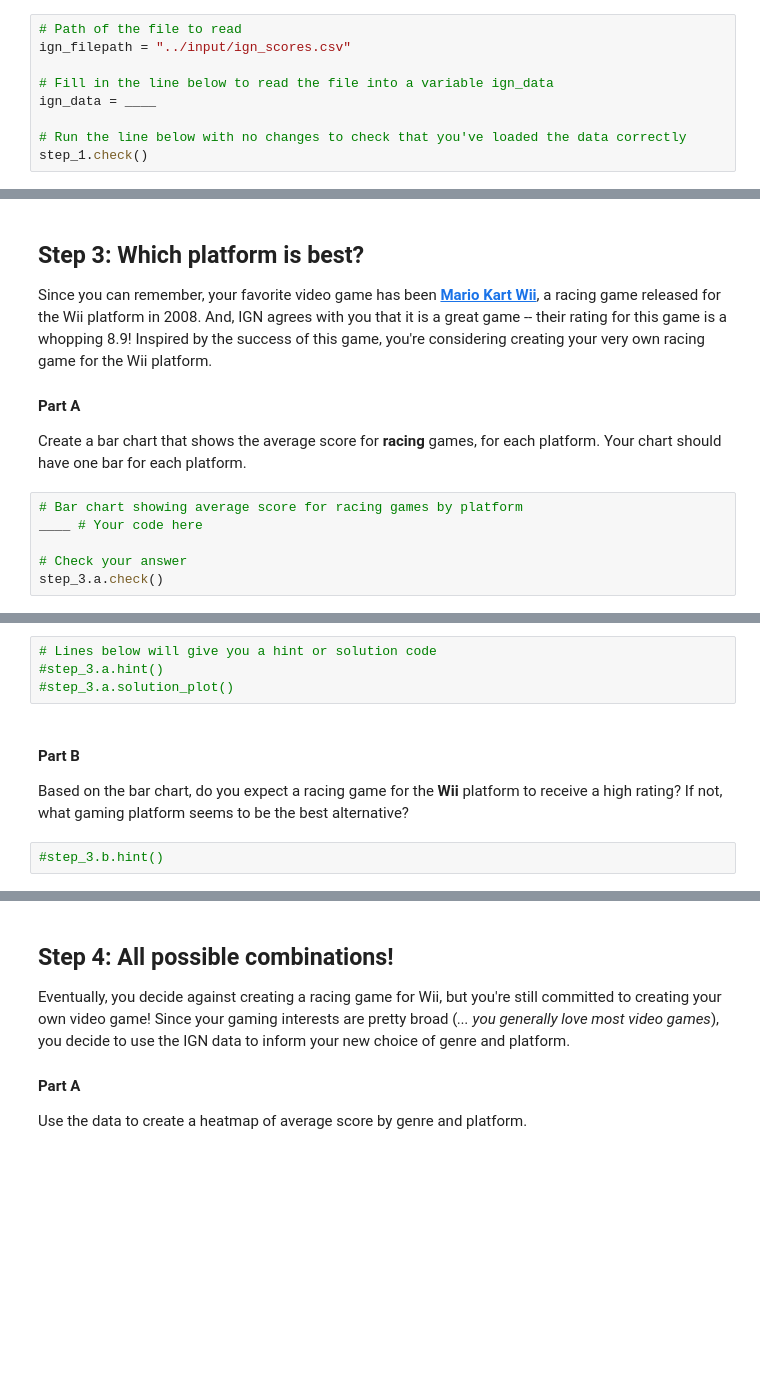
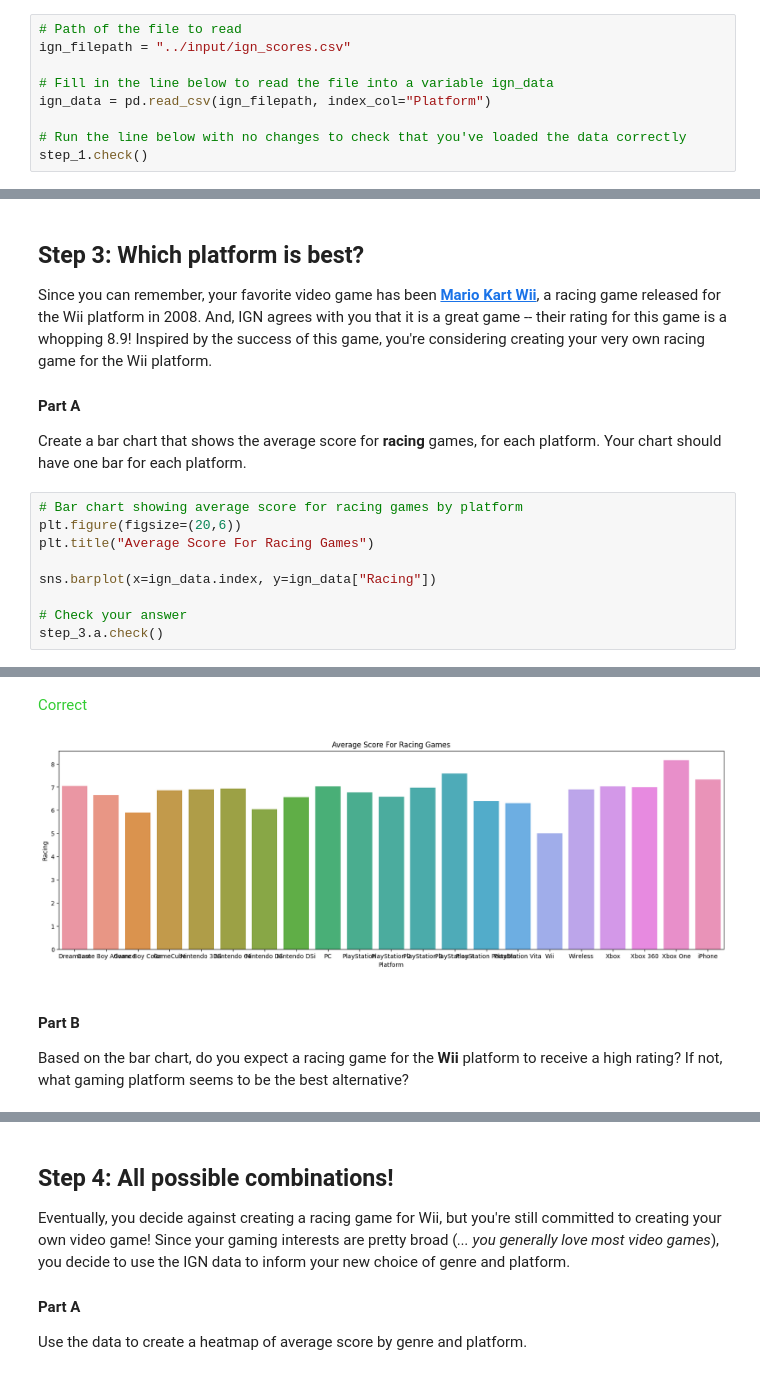
Before and after one commit to acasasis-dev/kaggle, a Jupyter notebook: data-visualization/03-bar-charts-and-heatmaps/exercise/exercise-bar-charts-and-heatmaps.ipynb, the cells around one changed output, grey strips where cells are left out. Cells and saved outputs as stored; diff of their text form; blank space fills up the shorter version.

Commit message:
Data Visualization exercise 03 answers and output

```diff
--- a/data-visualization/03-bar-charts-and-heatmaps/exercise/exercise-bar-charts-and-heatmaps.ipynb
+++ b/data-visualization/03-bar-charts-and-heatmaps/exercise/exercise-bar-charts-and-heatmaps.ipynb
@@ -43,7 +47,7 @@ Read the IGN data file into `ign_data`.  Use the `"Platform"` column to label th
 ign_filepath = "../input/ign_scores.csv"
 
 # Fill in the line below to read the file into a variable ign_data
-ign_data = ____
+ign_data = pd.read_csv(ign_filepath, index_col="Platform")
 
 # Run the line below with no changes to check that you've loaded the data correctly
 step_1.check()
@@ -86,7 +107,11 @@ Since you can remember, your favorite video game has been [**Mario Kart Wii**](h
 Create a bar chart that shows the average score for **racing** games, for each platform.  Your chart should have one bar for each platform.
 # %%
 # Bar chart showing average score for racing games by platform
-____ # Your code here
+plt.figure(figsize=(20,6))
+plt.title("Average Score For Racing Games")
+
+sns.barplot(x=ign_data.index, y=ign_data["Racing"])
 
 # Check your answer
 step_3.a.check()
+# %% [output]
@@ -93,13 +119,9 @@ step_3.a.check()
+<span style="color:#33cc33">Correct</span>
+[figure, added]
-# %%
-# Lines below will give you a hint or solution code
-#step_3.a.hint()
-#step_3.a.solution_plot()
 # %% [markdown]
 #### Part B
 
 Based on the bar chart, do you expect a racing game for the **Wii** platform to receive a high rating?  If not, what gaming platform seems to be the best alternative?
-# %%
-#step_3.b.hint()
 # %%
 # Check your answer (Run this code cell to receive credit!)
 step_3.b.solution()
```
Also changed, not shown: parts of 13 cells of this notebook.
